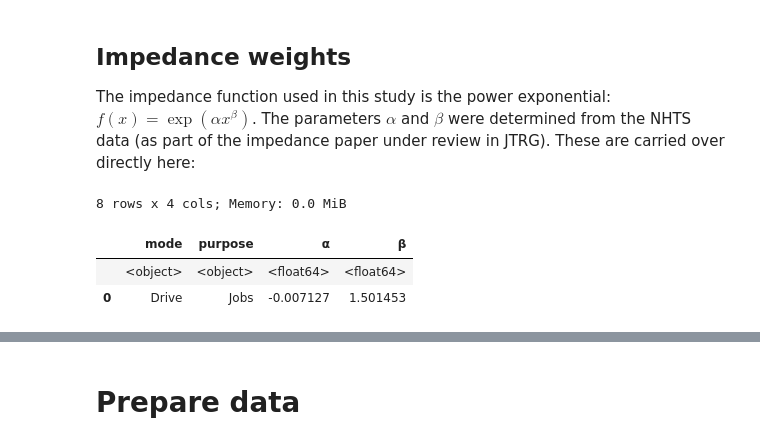
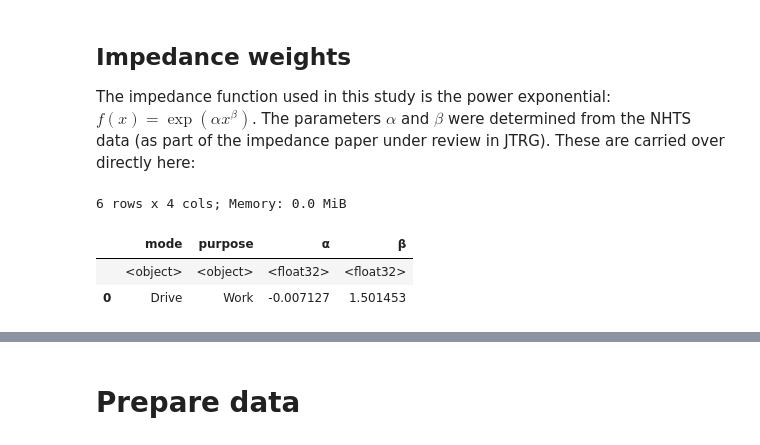
Before and after one commit to rvanxer/spatial_access_america, a Jupyter notebook: 4_Compute_access.ipynb, the cells around one changed output, grey strips where cells are left out. Cells and saved outputs as stored; diff of their text form; code cells hidden in the pictures.

```diff
--- a/4_Compute_access.ipynb
+++ b/4_Compute_access.ipynb
@@ -58,18 +35,16 @@ disp(opport);
 ## Impedance weights
 The impedance function used in this study is the power exponential: $f(x)=\exp({\alpha x^\beta})$. The parameters $\alpha$ and $\beta$ were determined from the NHTS data (as part of the impedance paper under review in JTRG). These are carried over directly here:
 # %%
-disp(imped_params := Pdf([
-    ('Drive',   'Jobs', -0.007127, 1.501453),
-    ('Drive',   'POIs', -0.020097, 1.361630),
-    ('Transit', 'Jobs', -0.000166, 2.096192),
-    ('Transit', 'POIs', -0.002062, 1.608027),
-    ('Walk',    'Jobs', -0.053588, 1.085346),
-    ('Walk',    'POIs', -0.058269, 1.007449),
-    ('Bike',    'Jobs', -0.007653, 1.591415),
-    ('Bike',    'POIs', -0.028080, 1.145222),
-], columns=['mode', 'purpose', 'α', 'β']));
+imped_params = disp(Pdf([
+    ('Drive',   'Work',     -0.007127, 1.501453),
+    ('Drive',   'Non-work', -0.020097, 1.361630),
+    ('Walk',    'Work',     -0.053588, 1.085346),
+    ('Walk',    'Non-work', -0.058269, 1.007449),
+    ('Bike',    'Work',     -0.007653, 1.591415),
+    ('Bike',    'Non-work', -0.028080, 1.145222),
+], columns=['mode', 'purpose', 'α', 'β']).astype(D(α=F32, β=F32)))
 # %% [output]
-8 rows x 4 cols; Memory: 0.0 MiB
+6 rows x 4 cols; Memory: 0.0 MiB
 |  | mode | purpose | α | β |
-|  | <object> | <object> | <float64> | <float64> |
-| 0 | Drive | Jobs | -0.007127 | 1.501453 |
+|  | <object> | <object> | <float32> | <float32> |
+| 0 | Drive | Work | -0.007127 | 1.501453 |
```
Also changed, not shown: parts of 17 cells of this notebook, 2 other files.
